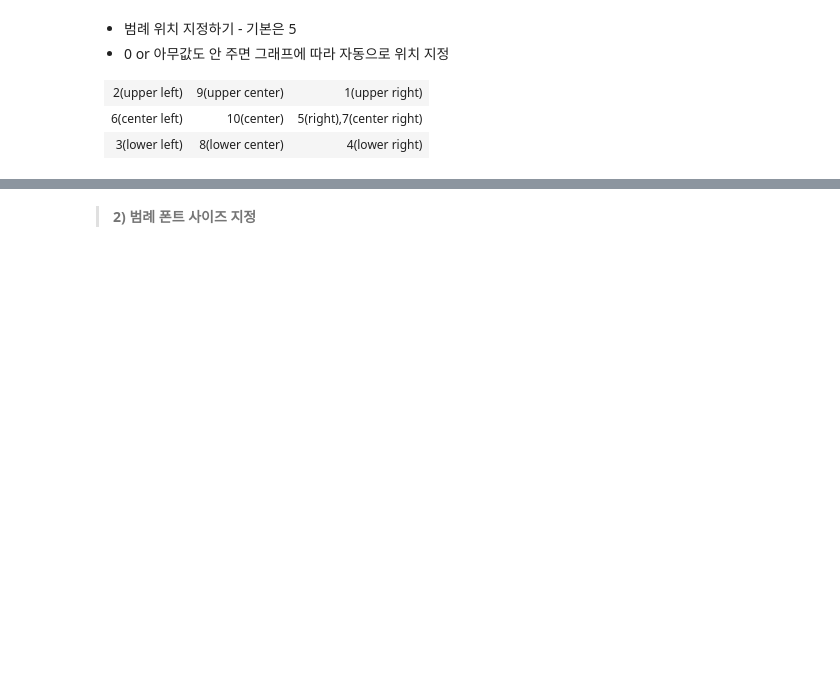
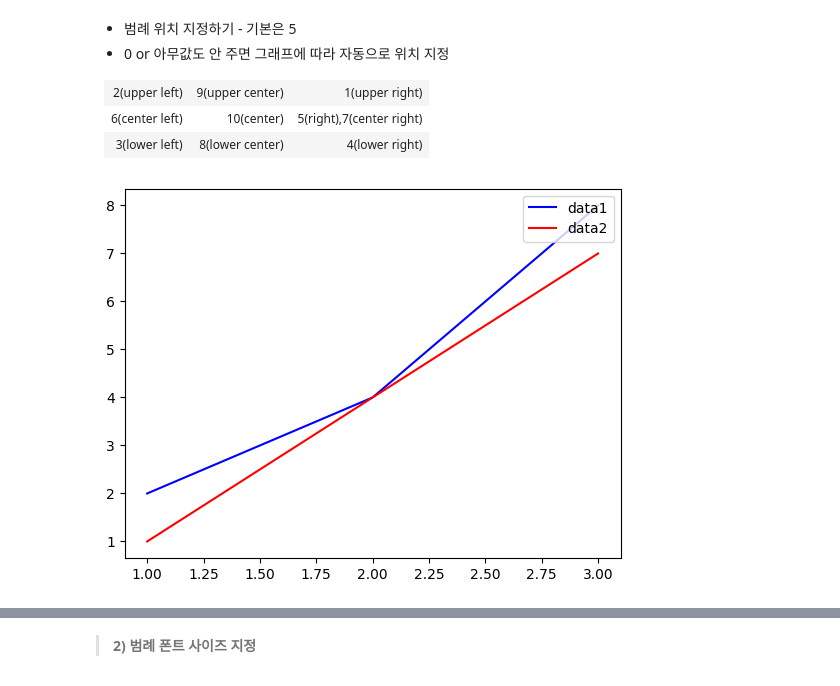
Before and after one commit to nayana0021/pythonsource, a Jupyter notebook: matplotlib/03. 범례.ipynb, the cells around one changed output, grey strips where cells are left out. Saved outputs shown, nothing was run; the diff lists cells and outputs as text; code cells hidden in the pictures; blank space fills up the shorter version.

```diff
--- a/matplotlib/03. 범례.ipynb
+++ b/matplotlib/03. 범례.ipynb
@@ -32,3 +63,10 @@
 </table>
 
 <br><br>
+# %%
+plt.plot(x,y,color="blue")
+plt.plot(x1,y1,color="red")
+plt.legend(['data1','data2'],loc="upper right")
+plt.show()
+# %% [output]
+[figure, added]
```
Also changed, not shown: parts of 11 cells of this notebook, 12 other files.
